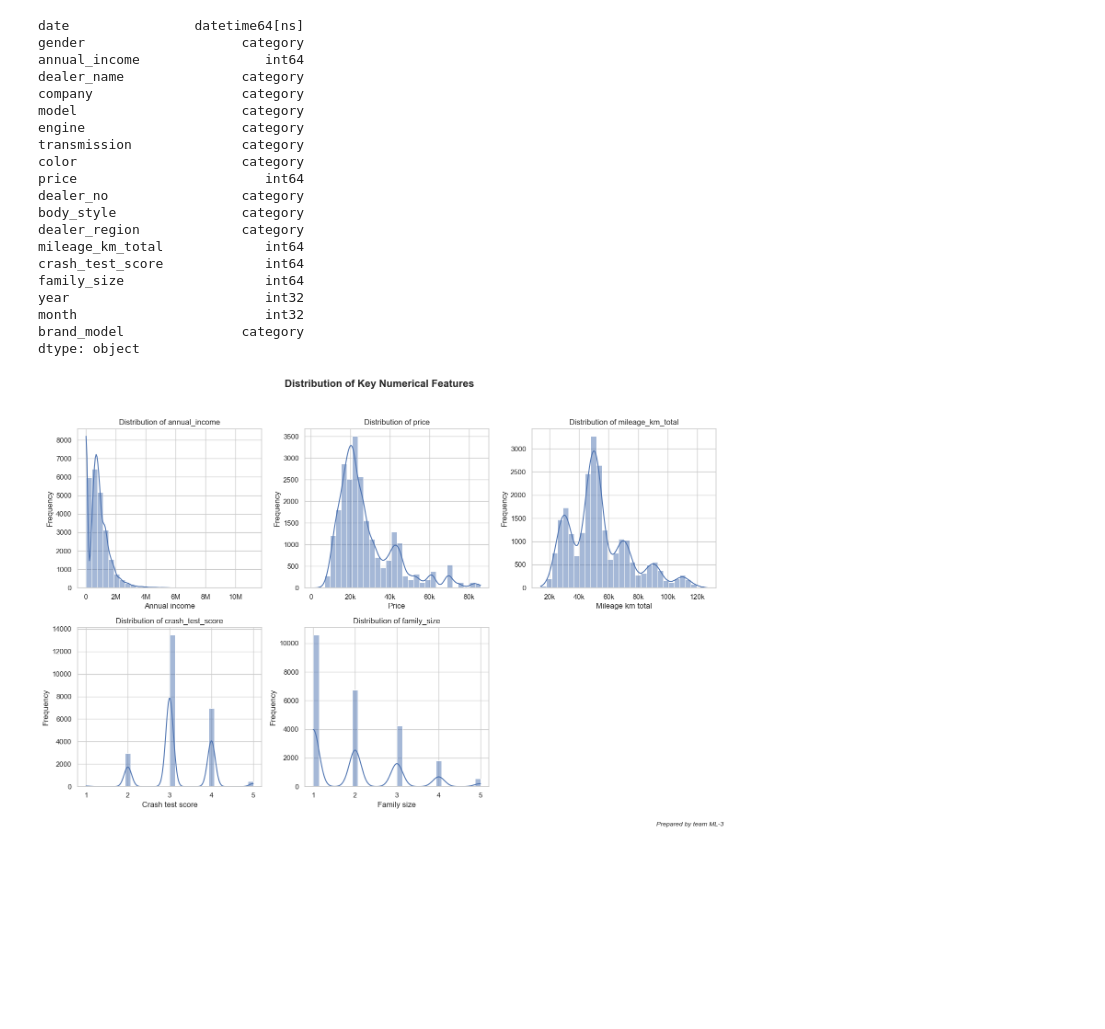
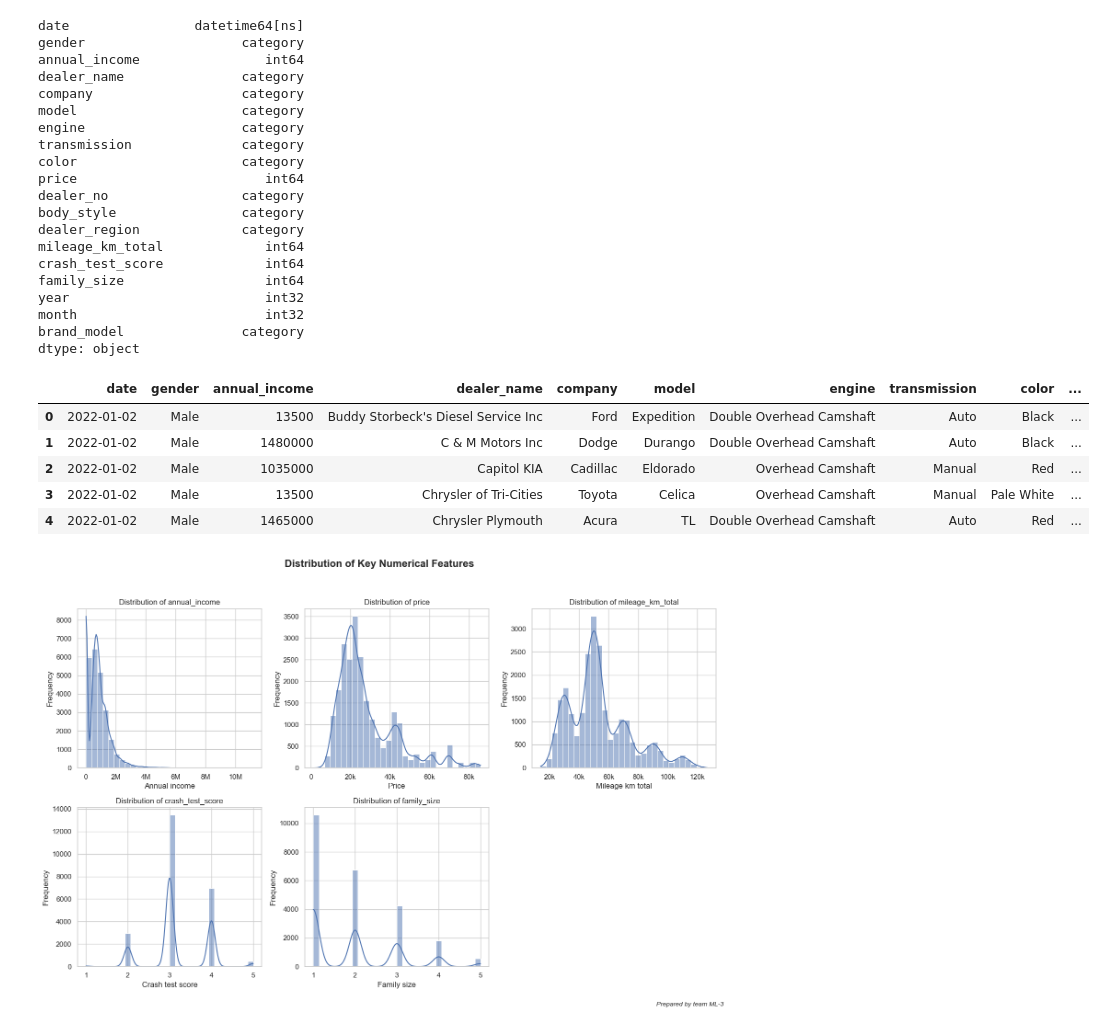
Before and after one commit to postatum/dealerships_sales_forecasting, a Jupyter notebook: notebooks/02_eda_analysis.ipynb, the cells around one changed output. Saved outputs shown, nothing was run; the diff lists cells and outputs as text; code cells hidden in the pictures; blank space fills up the shorter version.

```diff
--- a/notebooks/02_eda_analysis.ipynb
+++ b/notebooks/02_eda_analysis.ipynb
@@ -217,6 +229,15 @@ income_labels = ['<20k', '20k–50k', '50k–100k', '100k–200k', '200k–1M',
 
 # Create a new categorical column based on the income ranges
 df['income_group'] = pd.cut(df['annual_income'], bins=income_bins, labels=income_labels, include_lowest=True)
+# %%
+df.head()
+# %% [output]
+|  | date | gender | annual_income | dealer_name | company | model | engine | transmission | color | ... |
+| 0 | 2022-01-02 | Male | 13500 | Buddy Storbeck's Diesel Service Inc | Ford | Expedition | Double Overhead Camshaft | Auto | Black | ... |
+| 1 | 2022-01-02 | Male | 1480000 | C & M Motors Inc | Dodge | Durango | Double Overhead Camshaft | Auto | Black | ... |
+| 2 | 2022-01-02 | Male | 1035000 | Capitol KIA | Cadillac | Eldorado | Overhead Camshaft | Manual | Red | ... |
+| 3 | 2022-01-02 | Male | 13500 | Chrysler of Tri-Cities | Toyota | Celica | Overhead Camshaft | Manual | Pale White | ... |
+| 4 | 2022-01-02 | Male | 1465000 | Chrysler Plymouth | Acura | TL | Double Overhead Camshaft | Auto | Red | ... |
 # %%
 import matplotlib.ticker as mticker
 
```
Also changed, not shown: parts of 8 cells of this notebook, 3 other files.
